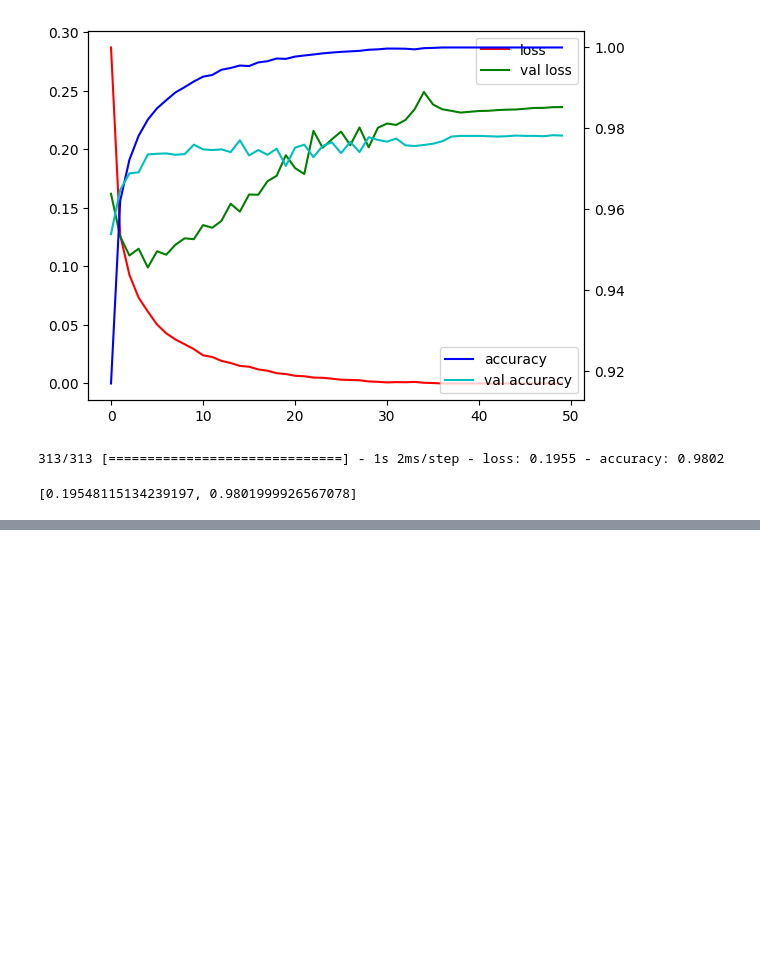
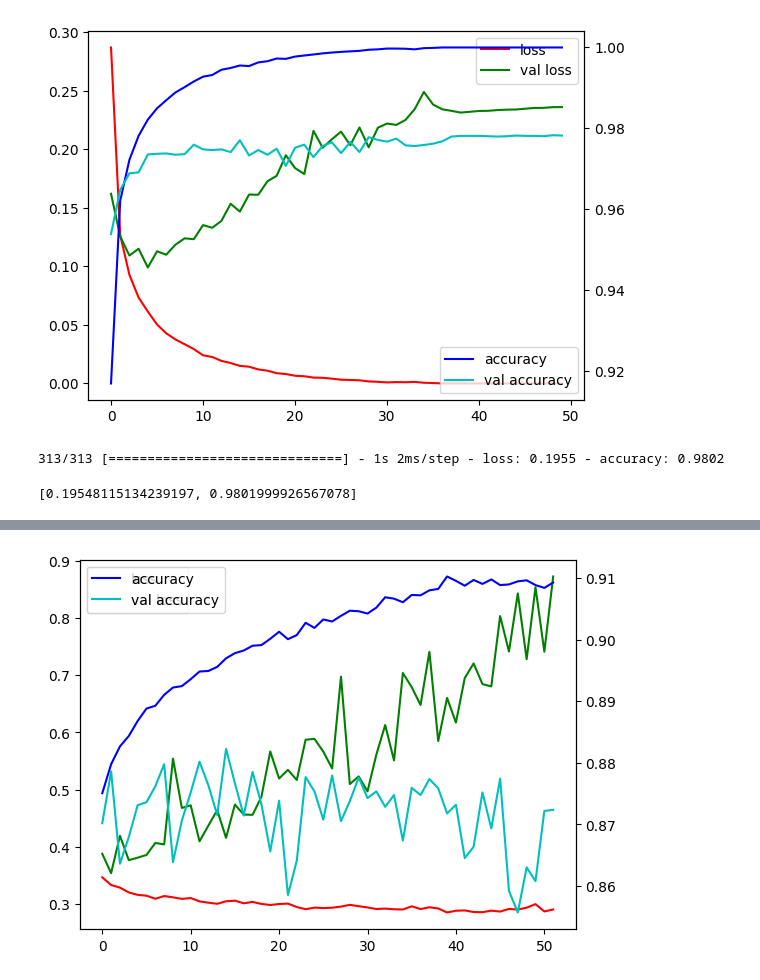
Before and after one commit to ehpub/KFQ_MLDL_2023, a Jupyter notebook: 2023_kfq_머신러닝딥러닝_딥러닝_시작하기.ipynb, the cells around one changed output, grey strips where cells are left out. Saved outputs shown, nothing was run; the diff lists cells and outputs as text; code cells hidden in the pictures; blank space fills up the shorter version.

```diff
--- a/2023_kfq_머신러닝딥러닝_딥러닝_시작하기.ipynb
+++ b/2023_kfq_머신러닝딥러닝_딥러닝_시작하기.ipynb
@@ -196,0 +228,19 @@ model.evaluate(xs_test,y_test)
+# %%
+model = models.Sequential()
+dense1 = layers.Dense(60,
+                     activation='relu',
+                     input_shape=(784,))
+dense2 = layers.Dense(100,
+                     activation='relu')
+dense3 = layers.Dense(30,
+                     activation='relu')
+dense4 = layers.Dense(10,
+                     activation='softmax')
+
+model.add(dense1)
+model.add(dense2)
+model.add(dense3)
+model.add(dense4)
+lf = keras.losses.sparse_categorical_crossentropy
+model.compile(loss=lf,metrics=['accuracy'])
+model.summary()
@@ -196,0 +267,5 @@ model.evaluate(xs_test,y_test)
+# %%
+es = EarlyStopping(patience=50,restore_best_weights=True)
+hist = model.fit(xs_train,y_train,epochs=1000,
+          validation_split=0.2,
+          callbacks=[es])
@@ -196,0 +290,12 @@ model.evaluate(xs_test,y_test)
+# %%
+_,ax = plt.subplots()
+ax.plot(hist.history['loss'],label='loss',color='r')
+ax.plot(hist.history['val_loss'],label='val loss',color='g')
+ax2 = ax.twinx()
+ax2.plot(hist.history['accuracy'],label='accuracy',color='b')
+ax2.plot(hist.history['val_accuracy'],label='val accuracy',color='c')
+ax.legend()
+ax2.legend()
+plt.show()
+# %% [output]
+[figure, added]
```
Also changed, not shown: parts of 14 cells of this notebook.
